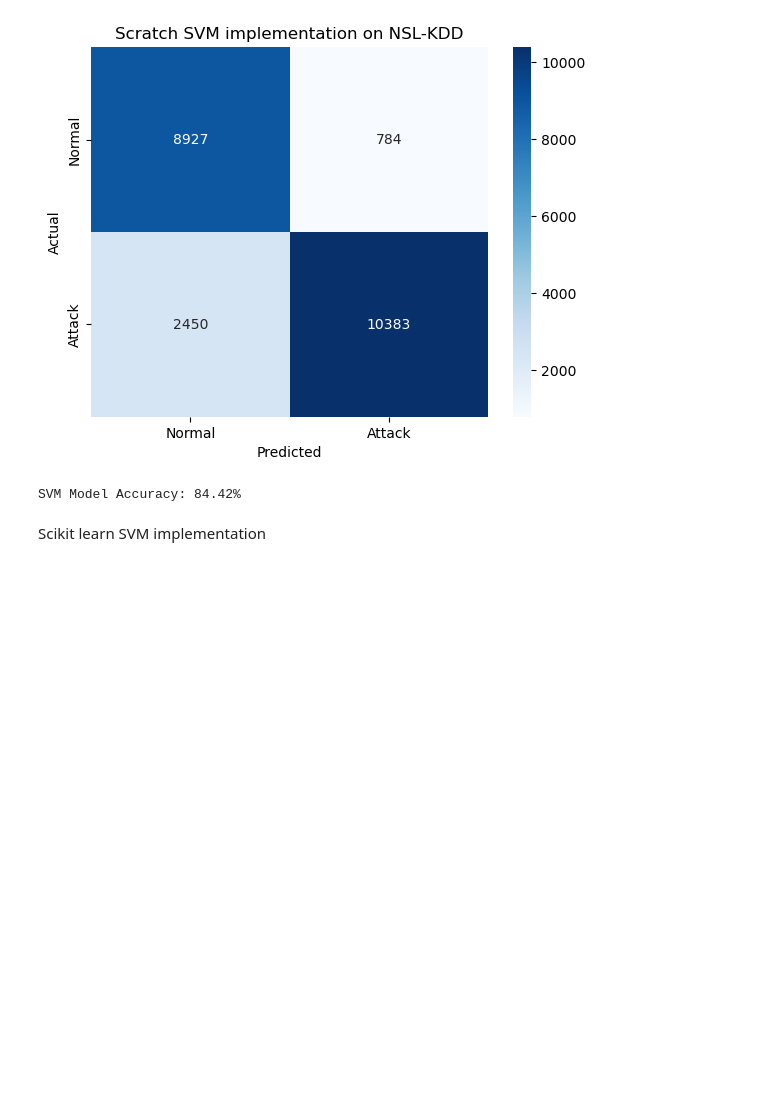
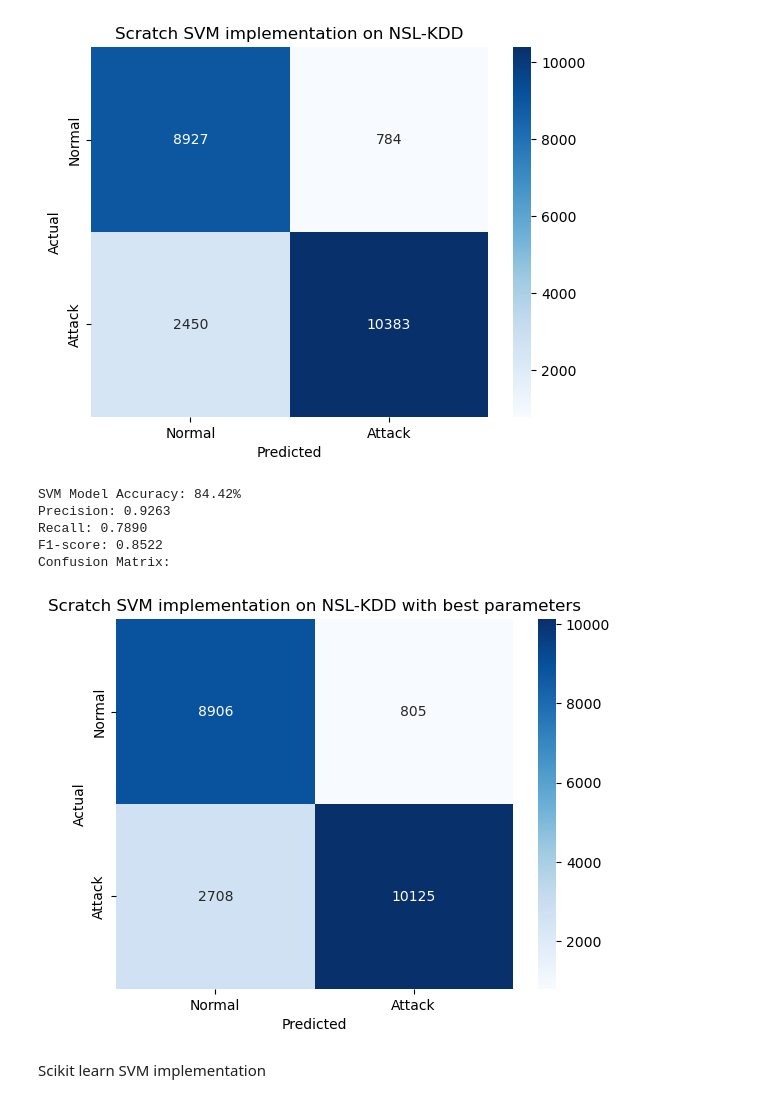
Before and after one commit to Satvik0110/Network-Intrusion-Detector, a Jupyter notebook: NID_using_SVM.ipynb, the cells around one changed output. Cells and saved outputs as stored; diff of their text form; code cells hidden in the pictures; blank space fills up the shorter version.

```diff
--- a/NID_using_SVM.ipynb
+++ b/NID_using_SVM.ipynb
@@ -219,22 +179,40 @@ def parameter_tuning(X_train, X_val, y_train, y_val):
 # %%
 best = parameter_tuning(X_train,X_val,y_train,y_val)
 
 svm_classifier = SVM(**best)
 svm_classifier.fit(X_train, y_train)
 
 # Predict and check accuracy on test data
 y_pred_svm = svm_classifier.predict(X_test)
 accuracy_svm = np.mean(y_pred_svm == y_test) * 100
 
 print(f"SVM Model Accuracy: {accuracy_svm:.2f}%")
 
-# Evaluate performance metrics
 precision_svm = precision_score(y_test, y_pred_svm)
 recall_svm = recall_score(y_test, y_pred_svm)
 f1_svm = f1_score(y_test, y_pred_svm)
 conf_matrix_svm = confusion_matrix(y_test, y_pred_svm)
+
+# Print results
+print(f"Precision: {precision_svm:.4f}")
+print(f"Recall: {recall_svm:.4f}")
+print(f"F1-score: {f1_svm:.4f}")
+print("Confusion Matrix:")
+cm = confusion_matrix(y_test, y_pred_svm)
+title='Scratch SVM implementation on NSL-KDD with best parameters'
+#plt.figure(figsize=(5, 4))
+sns.heatmap(cm, annot=True, fmt="d", cmap="Blues", xticklabels=["Normal", "Attack"], yticklabels=["Normal", "Attack"])
+plt.xlabel("Predicted")
+plt.ylabel("Actual")
+plt.title(title)
+plt.show()
 # %% [output]
 SVM Model Accuracy: 84.42%
+Precision: 0.9263
+Recall: 0.7890
+F1-score: 0.8522
+Confusion Matrix:
+[figure, added]
 # %% [markdown]
 Scikit learn SVM implementation
 # %%
```
Also changed, not shown: parts of 10 cells of this notebook.
